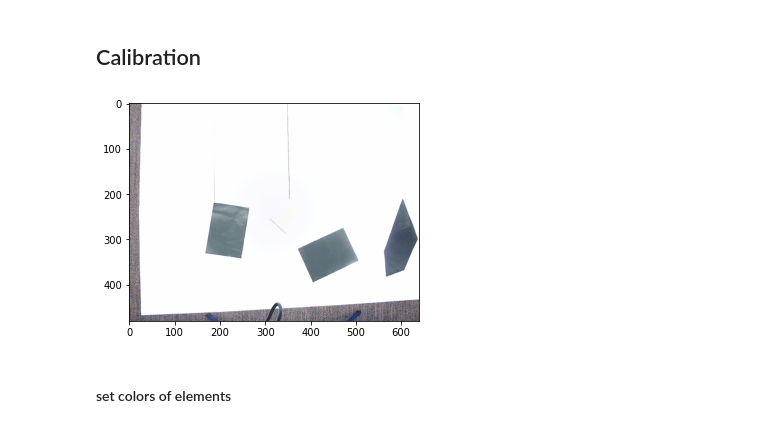
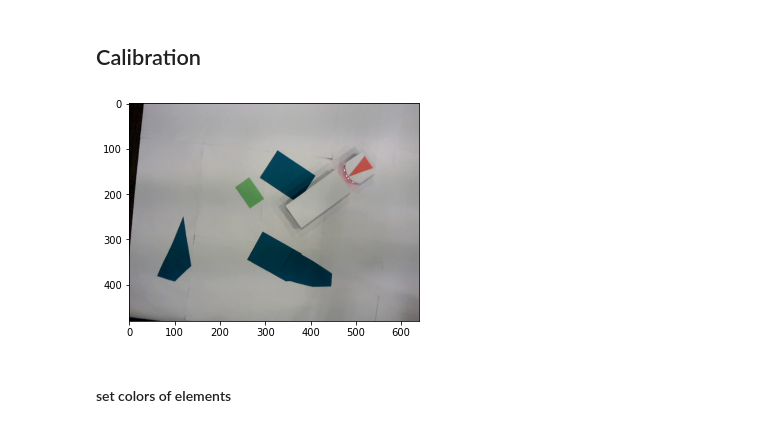
Before and after one commit to tgieruc/BOMR_2021, a Jupyter notebook: main.ipynb, the cells around one changed output. Drawn from its saved outputs; the diff is of its cells as text; code cells hidden in the pictures.

```diff
--- a/main.ipynb
+++ b/main.ipynb
@@ -75,15 +56,17 @@ vision.connect_camera(0)
 # %% [markdown]
 ## Calibration
 # %%
-vision.cv.set
-
 for i in range(10):
     sleep(0.1)
     vision.update_frame()
-vision.update_frame()
-im = plt.imshow(vision.actual_frame)
-# %% [output]
-[figure, removed]
+# %%
+vision.vc.set(15,-7) #exposure
+vision.vc.set(11,100) #contrast
+
+vision.update_frame()
+im = plt.imshow(vision.actual_frame)
+# %% [output]
+[figure, added]
 # %% [markdown]
 #### set colors of elements
 # %%
```
Also changed, not shown: parts of 16 cells of this notebook, 4 other files.
